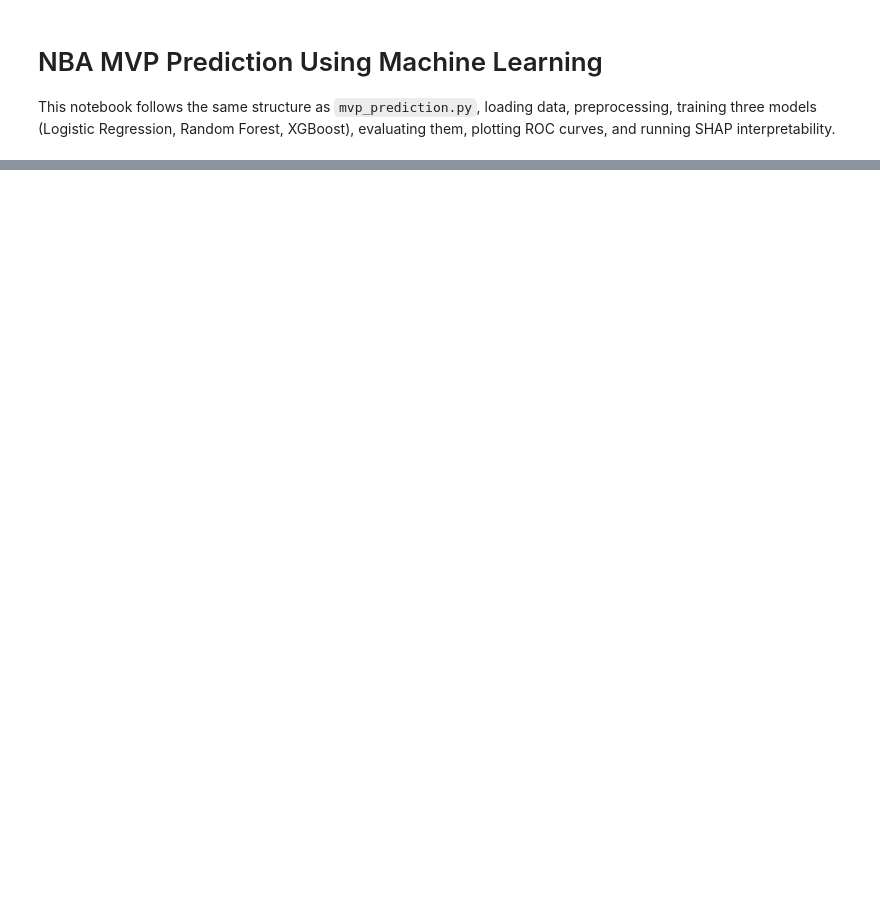
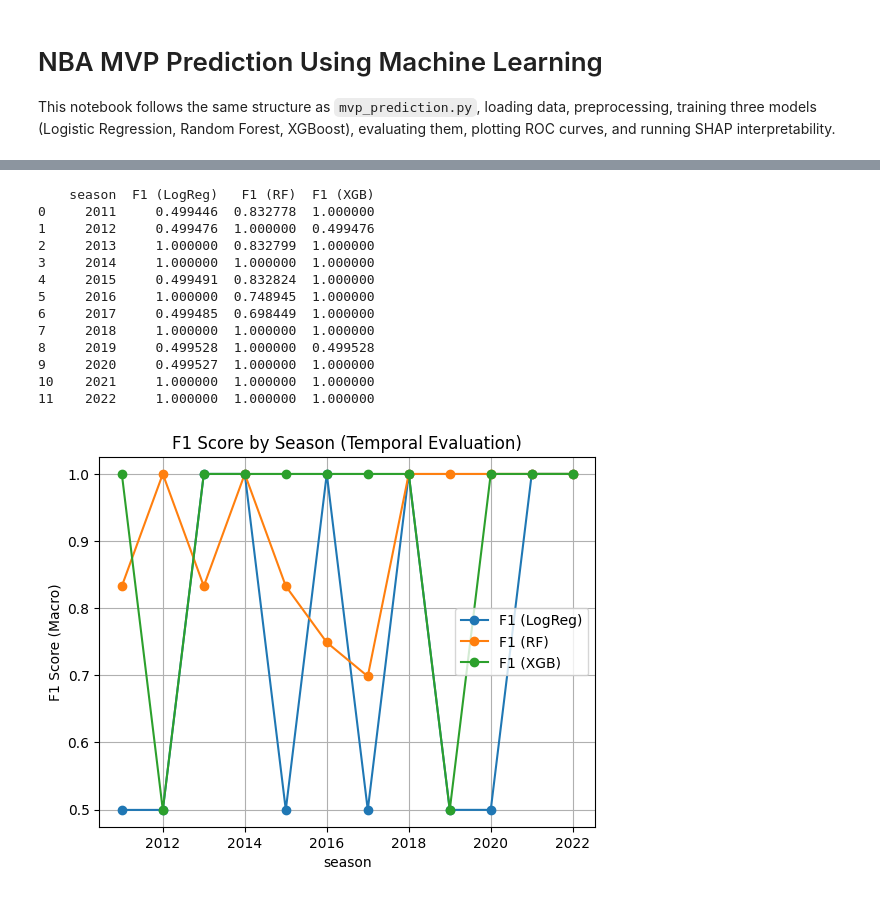
Before and after one commit to lydbsw/mvpprediction, a Jupyter notebook: mvp_prediction.ipynb, the cells around one changed output, grey strips where cells are left out. Drawn from its saved outputs; the diff is of its cells as text; code cells hidden in the pictures; blank space fills up the shorter version.

Commit message:
added temporal evaluation and comparison summary

```diff
--- a/mvp_prediction.ipynb
+++ b/mvp_prediction.ipynb
@@ -218,0 +254,48 @@ print("Best XGBoost Params:", grid_xgb.best_params_)
+# %%
+from sklearn.metrics import f1_score
+
+train_df = df[df["season"] <= 2010]
+test_df = df[df["season"] > 2010]
+X_test_aligned = test_df[features].copy()
+y_test = test_df["MVP"]
+
+# Add predictions from each model
+test_df = test_df.copy()
+test_df["MVP"] = y_test
+test_df["y_pred_log"] = best_logreg.predict(X_test_aligned)
+test_df["y_pred_rf"] = best_rf.predict(X_test_aligned)
+test_df["y_pred_xgb"] = best_xgb.predict(X_test_aligned)
+
+# Evaluate F1 scores per season
+season_results = (
+    test_df.groupby("season", group_keys=False)
+    .apply(lambda g: pd.Series({
+        "F1 (LogReg)": f1_score(g["MVP"], g["y_pred_log"], average="macro"),
+        "F1 (RF)": f1_score(g["MVP"], g["y_pred_rf"], average="macro"),
+        "F1 (XGB)": f1_score(g["MVP"], g["y_pred_xgb"], average="macro"),
+    }))
+    .reset_index()
+)
+
+# Display results
+print(season_results)
+season_results.plot(x="season", marker="o")
+plt.title("F1 Score by Season (Temporal Evaluation)")
+plt.ylabel("F1 Score (Macro)")
+plt.grid(True)
+plt.show()
+# %% [output]
+    season  F1 (LogReg)   F1 (RF)  F1 (XGB)
+0     2011     0.499446  0.832778  1.000000
+1     2012     0.499476  1.000000  0.499476
+2     2013     1.000000  0.832799  1.000000
+3     2014     1.000000  1.000000  1.000000
+4     2015     0.499491  0.832824  1.000000
+5     2016     1.000000  0.748945  1.000000
+6     2017     0.499485  0.698449  1.000000
+7     2018     1.000000  1.000000  1.000000
+8     2019     0.499528  1.000000  0.499528
+9     2020     0.499527  1.000000  1.000000
+10    2021     1.000000  1.000000  1.000000
+11    2022     1.000000  1.000000  1.000000
+[figure, added]
```
Also changed, not shown: parts of 9 cells of this notebook.
